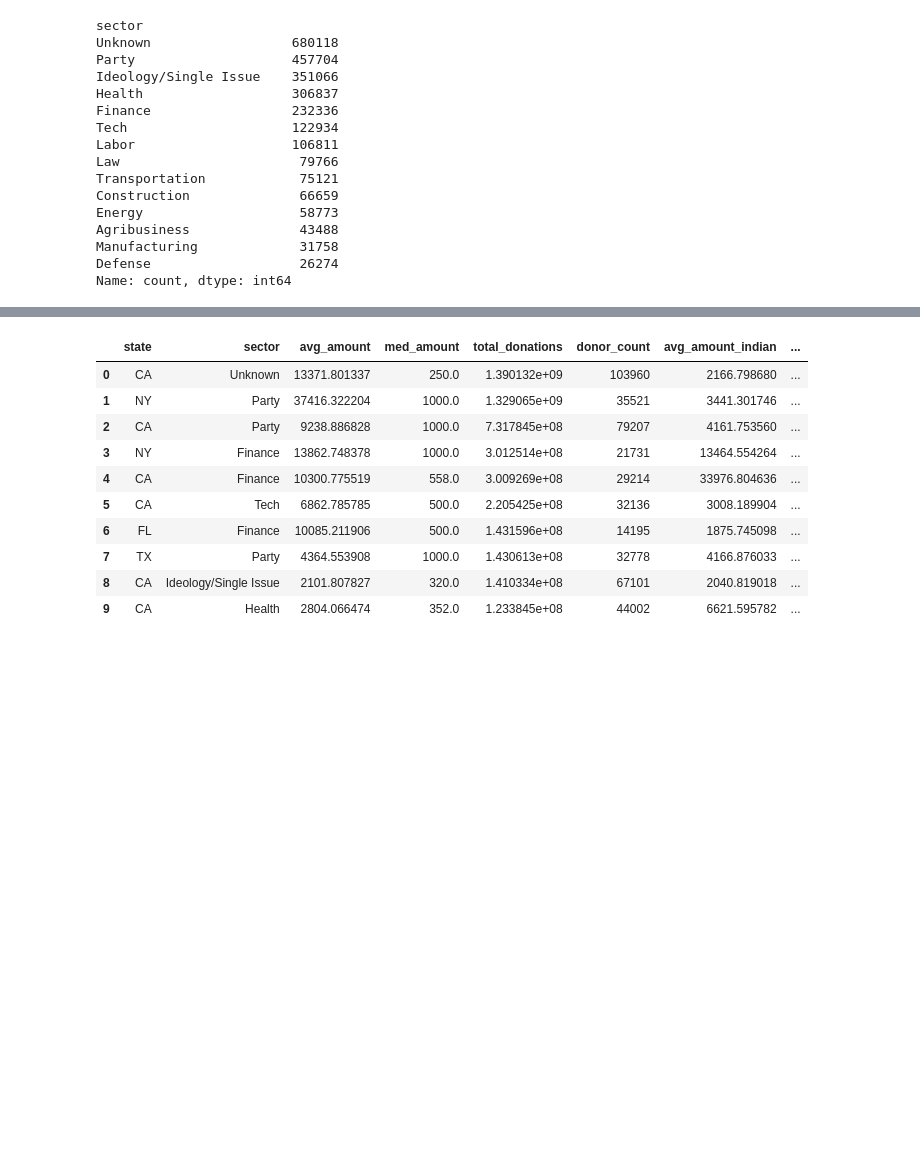
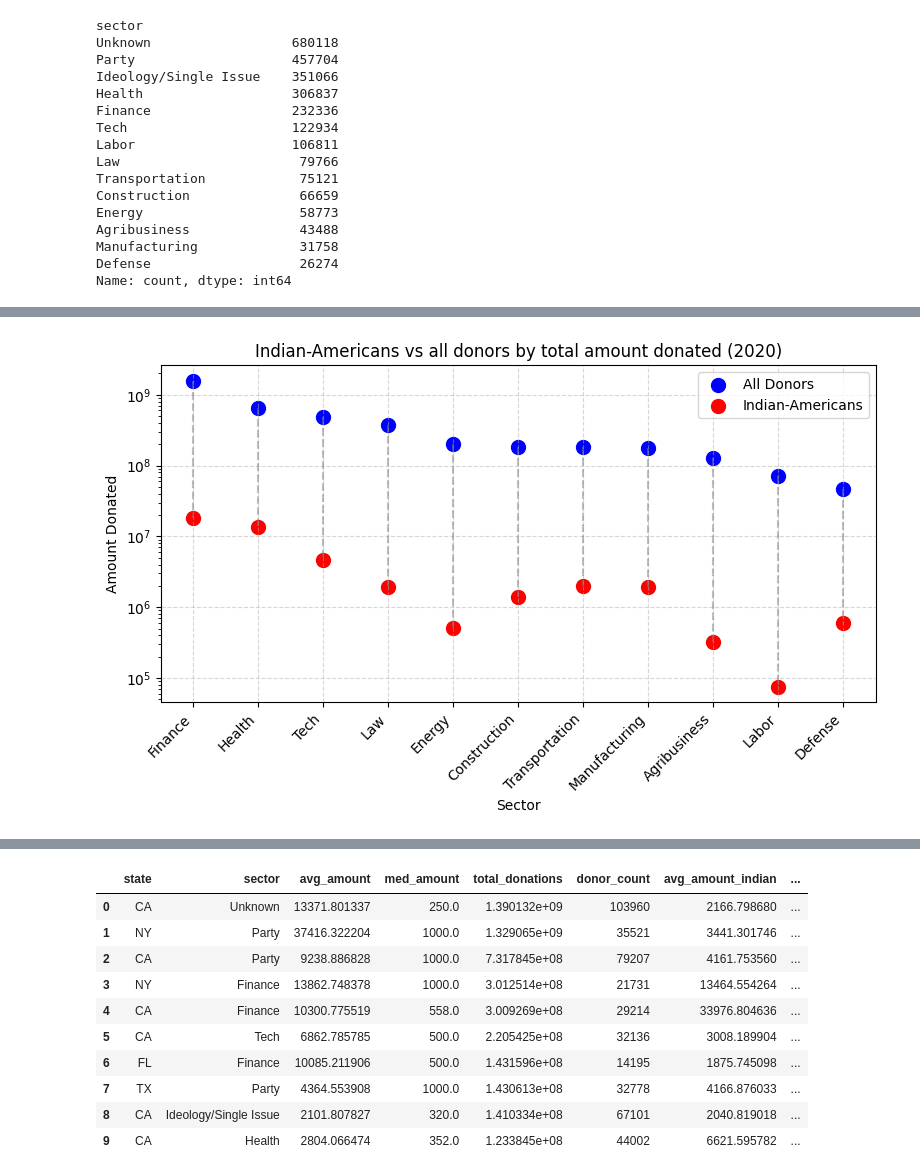
Before and after one commit to kkkarnav/indianamericancontributions, a Jupyter notebook: donors_employ.ipynb, the cells around one changed output, grey strips where cells are left out. Cells and saved outputs as stored; diff of their text form; code cells hidden in the pictures; blank space fills up the shorter version.

```diff
--- a/donors_employ.ipynb
+++ b/donors_employ.ipynb
@@ -213,0 +302,25 @@ plt.show()
+# %%
+total_all = donors[~donors["sector"].isin(["Ideology/Single Issue", "Unknown", "Party"])].groupby("sector")["total_donated"].sum().sort_values(ascending=False)
+total_ind = donors[~donors["sector"].isin(["Ideology/Single Issue", "Unknown", "Party"])][donors["ethnic"].str.contains("ind", na=False)].groupby("sector")["total_donated"].sum().sort_values(ascending=False)
+sectors = total_all.index
+total_ind = total_ind.reindex(sectors, fill_value=0)
+
+plt.figure(figsize=(8, 5))
+
+for cat, g1, g2 in zip(sectors, total_all, total_ind):
+    plt.plot([cat, cat], [g1, g2], color='gray', linestyle='--', alpha=0.5)
+
+plt.scatter(sectors, total_all, color='blue', label='All Donors', s=100)
+plt.scatter(sectors, total_ind, color='red', label='Indian-Americans', s=100)
+
+plt.title(f"Indian-Americans vs all donors by total amount donated (20{year})")
+plt.xlabel("Sector")
+plt.ylabel("Amount Donated")
+plt.xticks(rotation=45, ha='right')
+plt.yscale('log')
+plt.legend()
+plt.grid(True, linestyle='--', alpha=0.5)
+plt.tight_layout()
+plt.show()
+# %% [output]
+[figure, added]
```
Also changed, not shown: parts of 22 cells of this notebook, 1 other file.
